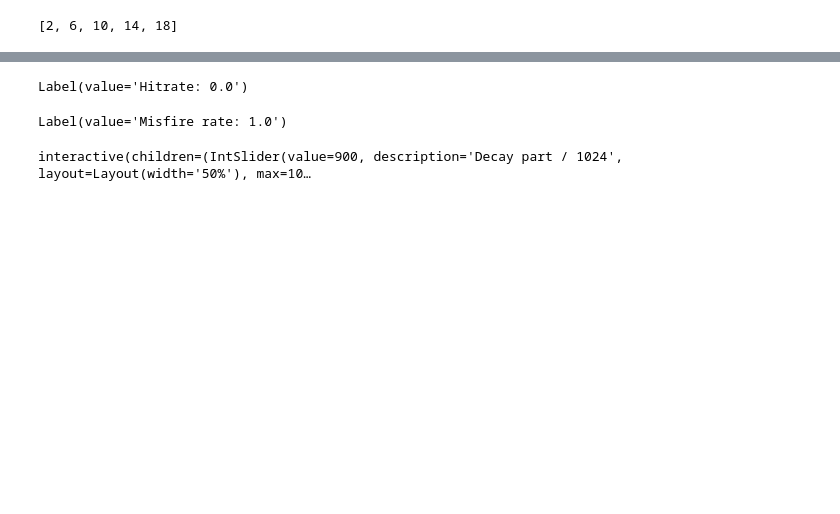
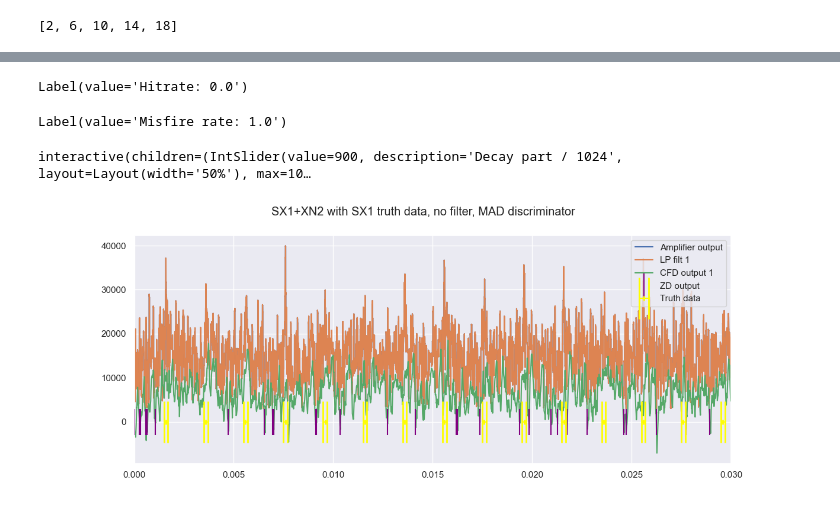
Before and after one commit to roysiu-gh/qtnm-trigger-cfd, a Jupyter notebook: analysis/visualisation.ipynb, the cells around one changed output, grey strips where cells are left out. Saved outputs shown, nothing was run; the diff lists cells and outputs as text; code cells hidden in the pictures; blank space fills up the shorter version.

```diff
--- a/analysis/visualisation.ipynb
+++ b/analysis/visualisation.ipynb
@@ -102,18 +102,19 @@ interactive(children=(IntSlider(value=900, description='Decay part / 1024', layo
 # %%
 image2_2 = InteractiveTrigger(
         *data["SX1+XN2"],
         truth_data = SX1_truth_data,
-        title = "SX1+XN2 with SX1 truth data, no filter, mad_discriminator",
+        title = "SX1+XN2 with SX1 truth data, no filter, MAD discriminator",
         tolerance = 100e-6,
         slice_end = 30_000,
         filter = no_filter,
         discriminator = mad_discriminator,
     )
 image2_2.show()
 # %% [output]
 Label(value='Hitrate: 0.0')
 Label(value='Misfire rate: 1.0')
 interactive(children=(IntSlider(value=900, description='Decay part / 1024', layout=Layout(width='50%'), max=10…
+[figure, added]
 # %%
 image2_2 = InteractiveTrigger(
         *data["SX1+XN2"],
```
Also changed, not shown: parts of 10 cells of this notebook, 2 other files.
